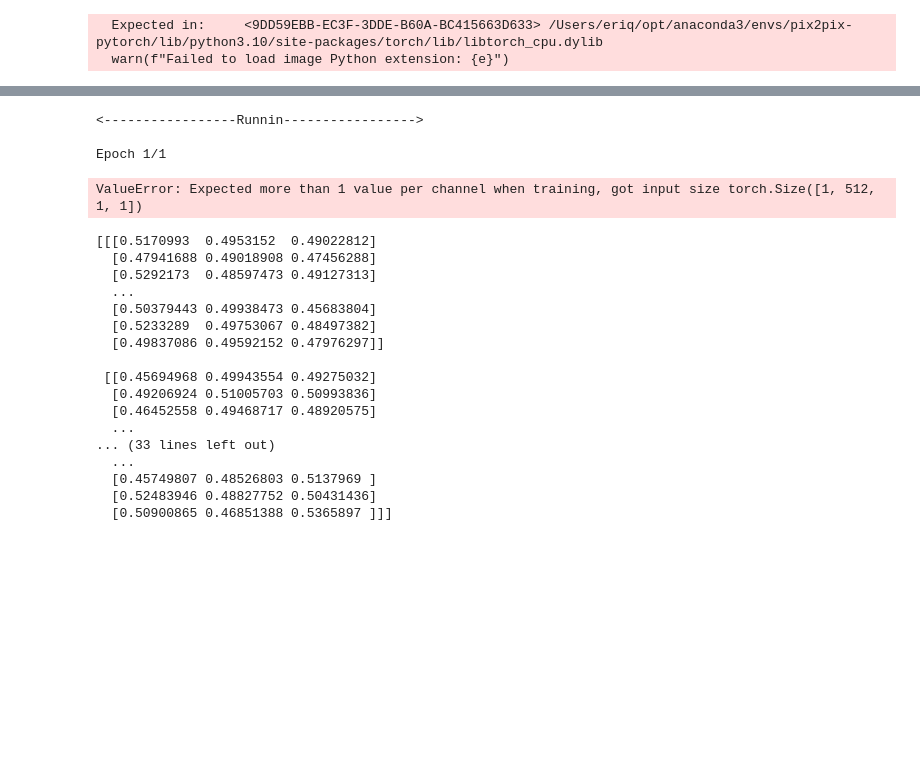
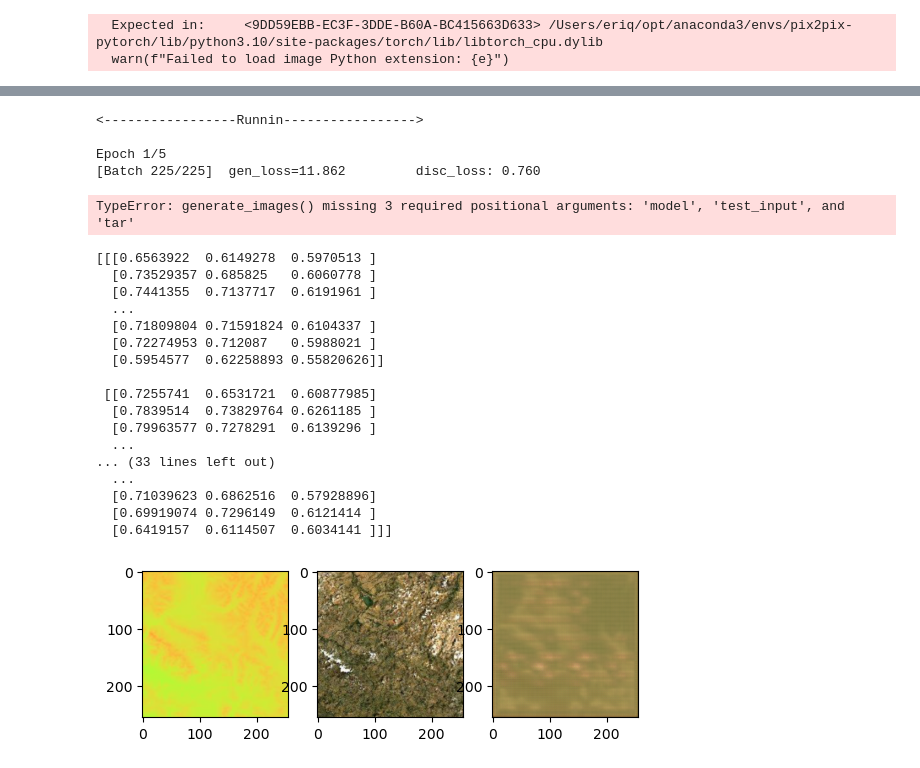
Before and after one commit to rkique/pix2pix-terraform, a Jupyter notebook: pix2pix.ipynb, the cells around one changed output, grey strips where cells are left out. Drawn from its saved outputs; the diff is of its cells as text; code cells hidden in the pictures; blank space fills up the shorter version.

```diff
--- a/pix2pix.ipynb
+++ b/pix2pix.ipynb
@@ -273,6 +349,4 @@ def generator_loss(disc_generated_output, gen_output, target):
 # %%
-
-discriminator = Discriminator()
 
 # Training
 def train_step(input_images, targets, batch_size=1):
@@ -294,11 +368,10 @@ def train_step(input_images, targets, batch_size=1):
             param.requires_grad = True
 
         discriminator_optimizer.zero_grad() #update D gradients
-        disc_generated_output = discriminator(input_batch, gen_output.detach())
-        disc_gen_loss = discriminator_generated_loss(disc_generated_output)
-        disc_real_output = discriminator(input_batch, target_batch)
-        disc_real_loss = discriminator_real_loss(disc_real_output)
-        disc_loss = (disc_gen_loss + disc_real_loss) * 0.5
+        input_gen_output = torch.cat((input_batch, gen_output),1)
+        disc_generated_output = discriminator(input_gen_output.detach())
+        disc_real_output = discriminator(torch.cat((input_batch, target_batch), 1))
+        disc_loss = discriminator_loss(disc_real_output, disc_generated_output)
         disc_loss.backward()
         discriminator_optimizer.step()
 
@@ -306,10 +379,9 @@ def train_step(input_images, targets, batch_size=1):
              param.requires_grad = False
 
         generator_optimizer.zero_grad() #update G gradients
-        disc_generated_output = discriminator(input_batch, gen_output)
+        input_gen_output = torch.cat((input_batch, gen_output),1)
+        disc_generated_output = discriminator(input_gen_output)
         gen_loss, gan_loss, l1_loss = generator_loss(disc_generated_output, gen_output, target_batch)
-        disc_generated_output = discriminator(input_batch, gen_output)
-
         gen_loss.backward()
         generator_optimizer.step()
 
@@ -369,9 +414,15 @@ def generate_images(model, test_input, tar):
+# %%
+generator = define_g()
+discriminator = define_d()
+
+generator_optimizer = torch.optim.Adam(generator.parameters(), lr=2e-3, betas=(0.5, 0.999))
+discriminator_optimizer = torch.optim.Adam(discriminator.parameters(), lr=2e-3, betas=(0.5, 0.999))
 # %%
 if __name__ == '__main__':
     print('<-----------------Runnin----------------->')
     elevation_imgs, satellite_imgs = convert_ds_to_tensor(dataset)
 
-    fit(dataset, dataset, 1)
+    fit(dataset, dataset, 5)
 
     torch.save(generator.state_dict(), 'generator.pth')
     torch.save(discriminator.state_dict(), 'discriminator.pth')
@@ -380,34 +431,45 @@ if __name__ == '__main__':
 # %% [output]
 <-----------------Runnin----------------->
 
-Epoch 1/1
+Epoch 1/5
+[Batch 225/225]  gen_loss=11.862         disc_loss: 0.760
-ValueError: Expected more than 1 value per channel when training, got input size torch.Size([1, 512, 1, 1])
+TypeError: generate_images() missing 3 required positional arguments: 'model', 'test_input', and 'tar'
 # %%
-inputs = elevation_imgs[7:10]
-im = np.transpose(generator(inputs)[0].detach().numpy(), (1,2,0))
+inputs = elevation_imgs[40:41]
+#im = np.transpose(generator(inputs)[0].detach().numpy(), (1,2,0))
 #should be ranging from [-1, 1]
-print(im * 0.5 + 0.5)
-
 #100 epochs, 1000 images --> 100,000 images processed over 10 hours --> 0.36 seconds per
 
 def generate_images():
-    inputs = elevation_imgs[5:6]
-    plt.imshow(np.transpose(inputs[0].detach().numpy(), (1,2,0)) * 255)
+    inputs = elevation_imgs[40:41]
+    sat = satellite_imgs[40:41]
+    plt.subplot(1,3,1)
+    plt.imshow(np.transpose(inputs[0].detach().numpy(), (1,2,0)))
+    plt.subplot(1,3,2)
+    plt.imshow(np.transpose(sat[0].detach().numpy(), (1,2,0)))
+    plt.subplot(1,3,3)
+    gen_im = np.transpose(generator(inputs)[0].detach().numpy(), (1,2,0))
+    print(gen_im * 0.5 + 0.5)
+    plt.imshow(gen_im)
+    plt.show()
+
+generate_images()
 # %% [output]
-[[[0.5170993  0.4953152  0.49022812]
-  [0.47941688 0.49018908 0.47456288]
-  [0.5292173  0.48597473 0.49127313]
+[[[0.6563922  0.6149278  0.5970513 ]
+  [0.73529357 0.685825   0.6060778 ]
+  [0.7441355  0.7137717  0.6191961 ]
   ...
-  [0.50379443 0.49938473 0.45683804]
-  [0.5233289  0.49753067 0.48497382]
-  [0.49837086 0.49592152 0.47976297]]
+  [0.71809804 0.71591824 0.6104337 ]
+  [0.72274953 0.712087   0.5988021 ]
+  [0.5954577  0.62258893 0.55820626]]
 
- [[0.45694968 0.49943554 0.49275032]
-  [0.49206924 0.51005703 0.50993836]
-  [0.46452558 0.49468717 0.48920575]
+ [[0.7255741  0.6531721  0.60877985]
+  [0.7839514  0.73829764 0.6261185 ]
+  [0.79963577 0.7278291  0.6139296 ]
   ...
 ... (33 lines left out)
   ...
-  [0.45749807 0.48526803 0.5137969 ]
-  [0.52483946 0.48827752 0.50431436]
-  [0.50900865 0.46851388 0.5365897 ]]]
+  [0.71039623 0.6862516  0.57928896]
+  [0.69919074 0.7296149  0.6121414 ]
+  [0.6419157  0.6114507  0.6034141 ]]]
+[figure, added]
```
Also changed, not shown: parts of 12 cells of this notebook, 1 other file.
